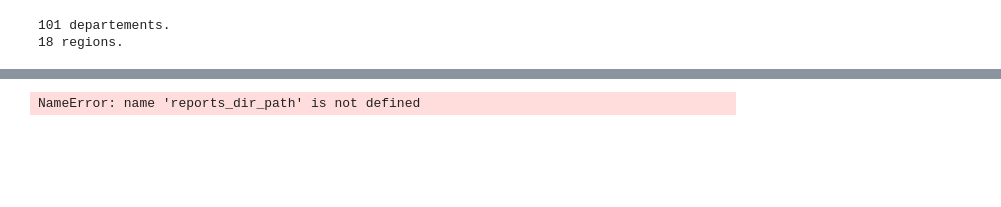
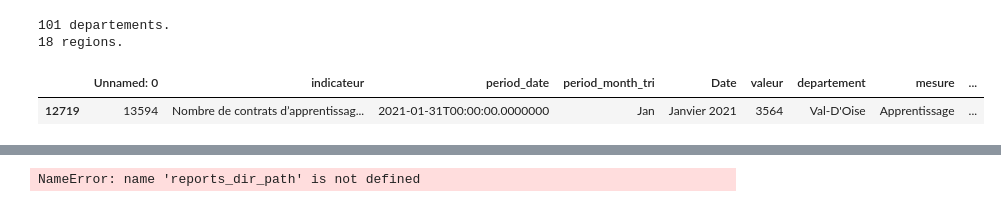
Before and after one commit to 139bercy/propilot2pdf, a Jupyter notebook: build_reports.ipynb, the cells around one changed output, grey strips where cells are left out. Saved outputs shown, nothing was run; the diff lists cells and outputs as text; code cells hidden in the pictures; blank space fills up the shorter version.

```diff
--- a/build_reports.ipynb
+++ b/build_reports.ipynb
@@ -138,6 +138,25 @@ for dep in dep_list :
     mkdir_ifnotexist(os.path.join(pp_img_dir_path, 'departemental', dep))
 
 mkdir_ifnotexist(reports_dir_path)
+# %%
+dep = 95
+mesure = 'Apprentissage'
+short_indics = dict_mesure_indic[mesure]
+
+
+df = pp_dep.loc[(pp_dep.short_mesure == mesure)].sort_values(by="period_date", ascending=True).copy()
+deps = taxo_dep_df['dep'].unique()  # Liste exhaustive de départements
+
+default = df.groupby(["Date", "period_date"]).sum().sort_values("period_date", ascending=True).reset_index()
+default[short_indics] = '-'
+default = default[["Date"] + short_indics]
+
+df_dep = df.loc[df.dep == dep]
+# %%
+df_dep
+# %% [output]
+|  | Unnamed: 0 | indicateur | period_date | period_month_tri | Date | valeur | departement | mesure | ... |
+| 12719 | 13594 | Nombre de contrats d’apprentissag... | 2021-01-31T00:00:00.0000000 | Jan | Janvier 2021 | 3564 | Val-D'Oise | Apprentissage | ... |
 # %%
 def make_pp_chart(maille, mesure, short_indics) :
     if maille == "departemental":
```
Also changed, not shown: parts of 3 cells of this notebook.
